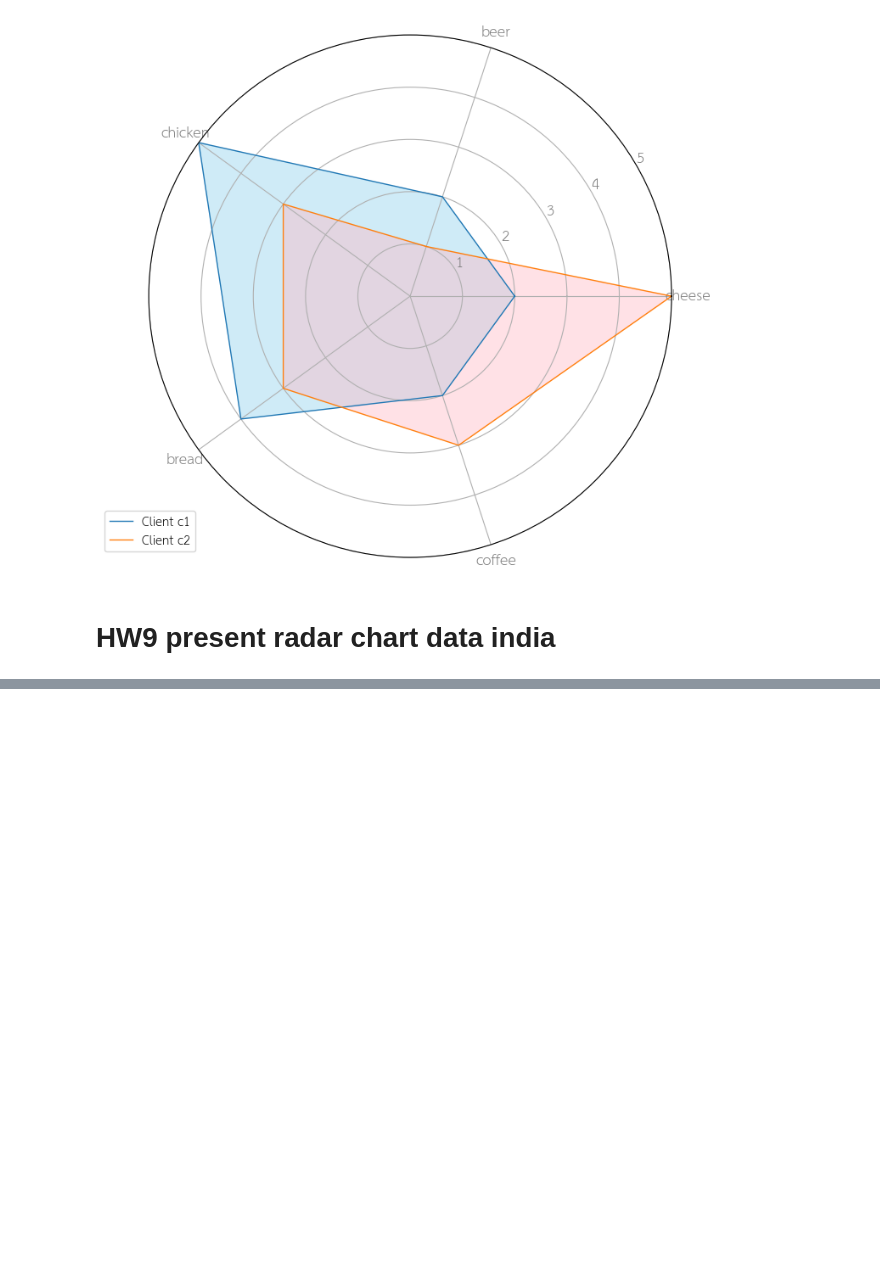
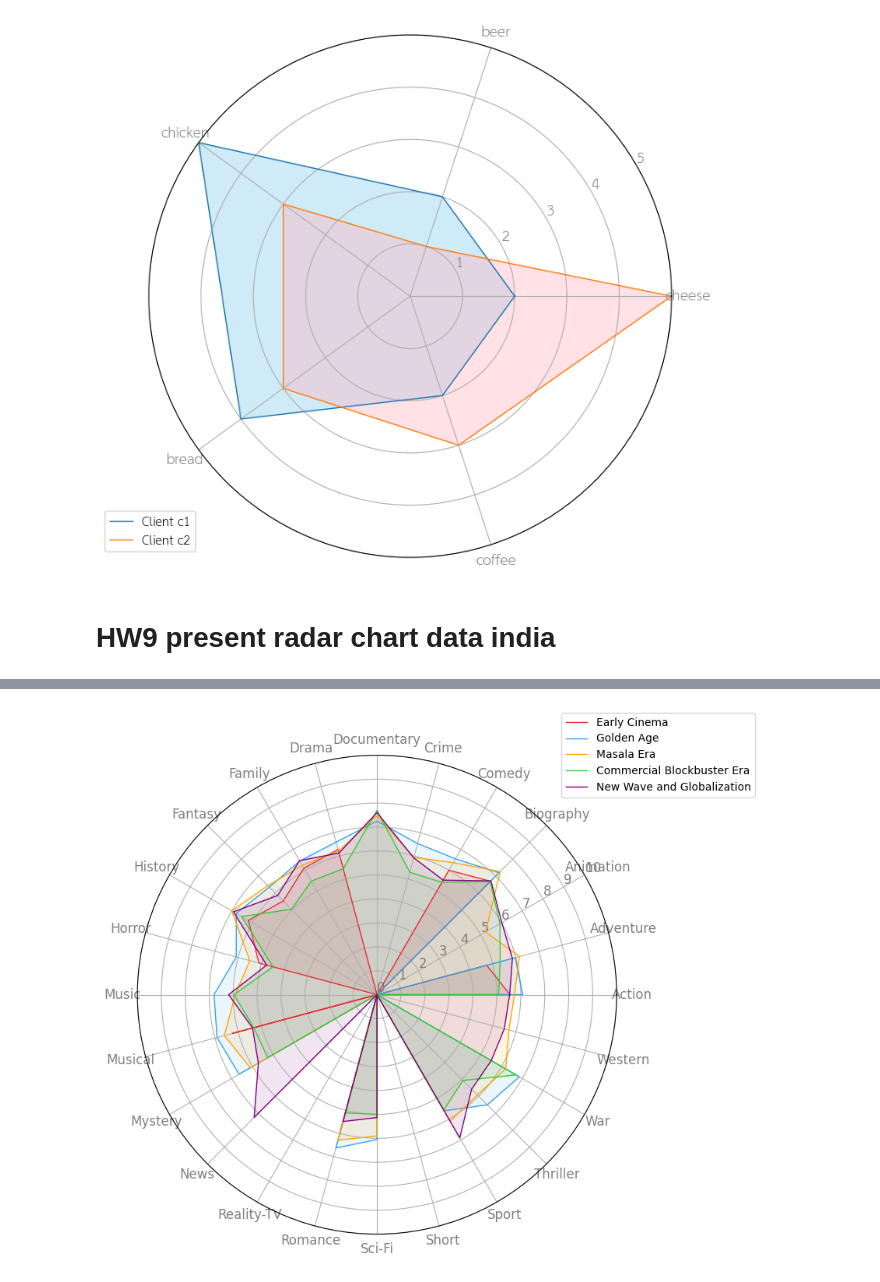
Before and after one commit to Meaiie/python_dataviz2024, a Jupyter notebook: Visualize_Data_Comparison_2024.ipynb, the cells around one changed output, grey strips where cells are left out. Drawn from its saved outputs; the diff is of its cells as text; code cells hidden in the pictures; blank space fills up the shorter version.

```diff
--- a/Visualize_Data_Comparison_2024.ipynb
+++ b/Visualize_Data_Comparison_2024.ipynb
@@ -1211,0 +1234,5 @@ plt.legend(loc='upper right', bbox_to_anchor=(0.1, 0.1))
+# %%
+data_india['Duration'] = data_india['Duration'].str.replace(' min', '')
+# %%
+data_india['Year'] = data_india['Year'].str.replace('(', '')
+data_india['Year'] = data_india['Year'].str.replace(')', '')
@@ -1211,0 +1296,14 @@ plt.legend(loc='upper right', bbox_to_anchor=(0.1, 0.1))
+# %%
+new_md = new_md.dropna(subset=['Rating','Votes'])
+# %%
+# ตรวจสอบและแปลงคอลัมน์ Year เป็นชนิดข้อมูลที่ถูกต้อง
+new_md['Year'] = pd.to_numeric(new_md['Year'], errors='coerce')  # แปลงเป็นตัวเลข หากไม่สามารถแปลงได้จะให้ค่า NaN
+
+# ลบแถวที่มีค่าปีเป็น NaN (ไม่สามารถแปลงได้)
+new_md = new_md.dropna(subset=['Year'])
+
+# สร้างคอลัมน์ 'Era' ใน DataFrame
+new_md['Era'] = new_md['Year'].apply(assign_era)
+
+# ตรวจสอบข้อมูล
+print(new_md[['Year', 'Era']].head())
@@ -1211,0 +1322,68 @@ plt.legend(loc='upper right', bbox_to_anchor=(0.1, 0.1))
+# %%
+import math  # ใช้ในการคำนวณมุมของแกนกราฟ radar chart
+import numpy as np
+import pandas as pd
+import matplotlib.pyplot as plt
+
+# Assuming your dataset 'new_md' has columns 'Release_Year', 'Genre', and 'Rating'
+
+# สร้างฟังก์ชันในการแบ่งยุคภาพยนตร์
+def assign_era(release_year):
+    if release_year < 1940:
+        return 'Early Cinema'
+    elif 1940 <= release_year < 1970:
+        return 'Golden Age'
+    elif 1970 <= release_year < 1990:
+        return 'Masala Era'
+    elif 1990 <= release_year < 2010:
+        return 'Commercial Blockbuster Era'
+    else:
+        return 'New Wave and Globalization'
+
+# สร้างคอลัมน์ 'Era' ใน DataFrame
+new_md['Era'] = new_md['Year'].apply(assign_era)
+
+# คำนวณค่าเฉลี่ย Rating ของแต่ละ Genre ในแต่ละยุค
+era_genre_rating = new_md.groupby(['Era', 'Genre'])['Rating'].mean().unstack()
+
+era_genre_rating = era_genre_rating.fillna(0)  # หรือใช้วิธีที่เหมาะสม
+
+# เลือก Genre ที่ต้องการสร้างกราฟ (คุณสามารถปรับตามที่ต้องการ)
+selected_genres = era_genre_rating.columns.tolist()
+
+# เตรียมข้อมูลสำหรับแต่ละยุค
+eras = ['Early Cinema', 'Golden Age', 'Masala Era', 'Commercial Blockbuster Era', 'New Wave and Globalization']
+values = []
+
+
+for era in eras:
+    # ดึงค่าเฉลี่ย Rating สำหรับแต่ละยุค
+    era_values = era_genre_rating.loc[era, selected_genres].tolist()
+    values.append(era_values)
+
+# ปิดลูปของแต่ละค่าเพื่อสร้างกราฟ radar chart
+values = [v + v[:1] for v in values]
+angles = [n / float(len(selected_genres)) * 2 * math.pi for n in range(len(selected_genres))]
+angles += angles[:1]
+
+# สร้าง radar chart
+fig, ax = plt.subplots(nrows=1, ncols=1, figsize=(8, 8), subplot_kw=dict(polar=True))
+
+# เพิ่มแกนและ grid
+plt.xticks(angles[:-1], selected_genres, color='grey', size=12)
+plt.yticks(np.arange(0, 11, 1), [str(i) for i in range(0, 11, 1)], color='grey', size=12)
+plt.ylim(0, 10)
+ax.set_rlabel_position(30)
+
+# Plot ค่าเฉลี่ย Rating สำหรับแต่ละยุค
+colors = ['#ea3033', '#33a3ea', '#ffa500', '#32cd32', '#800080']
+for i, era in enumerate(eras):
+    ax.plot(angles, values[i], linewidth=1, linestyle='solid', label=era, color=colors[i])
+    ax.fill(angles, values[i], colors[i], alpha=0.1)
+
+# เพิ่ม legend
+plt.legend(loc='upper right', bbox_to_anchor=(1.3, 1.1))
+
+# แสดงกราฟ
+plt.show()
+# %% [output]
@@ -1211,0 +1395 @@ plt.legend(loc='upper right', bbox_to_anchor=(0.1, 0.1))
+[figure, added]
```
Also changed, not shown: parts of 11 cells of this notebook.
